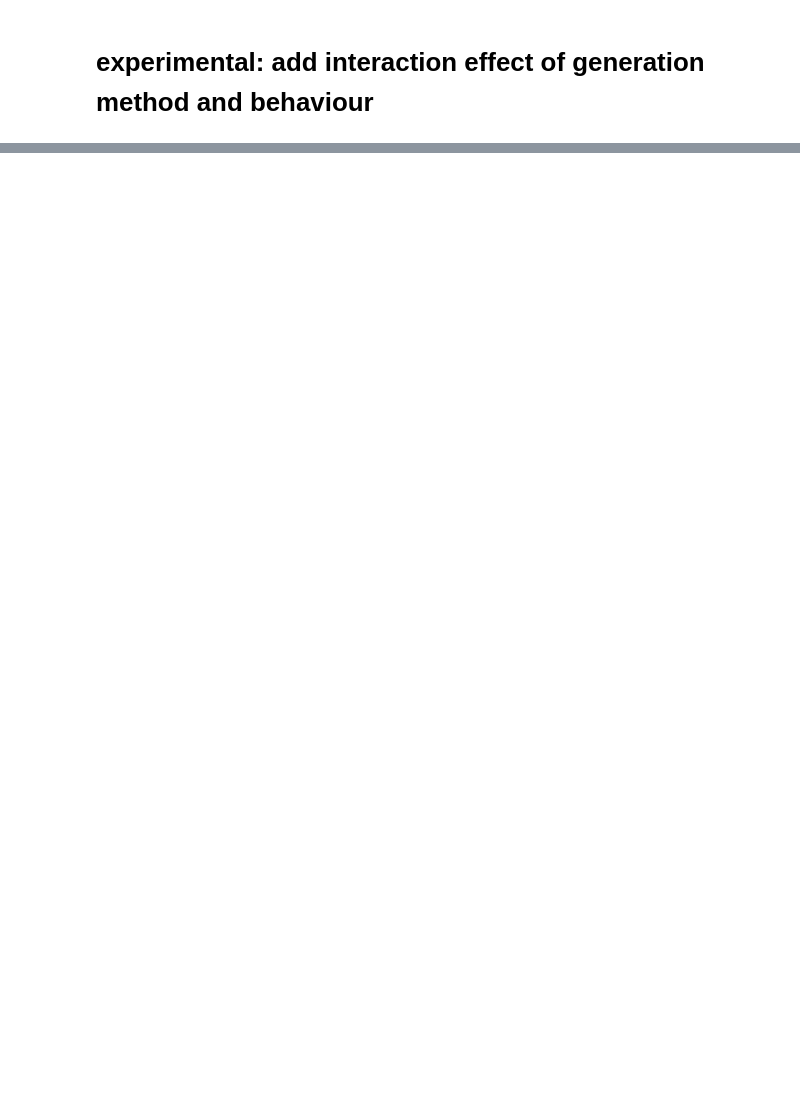
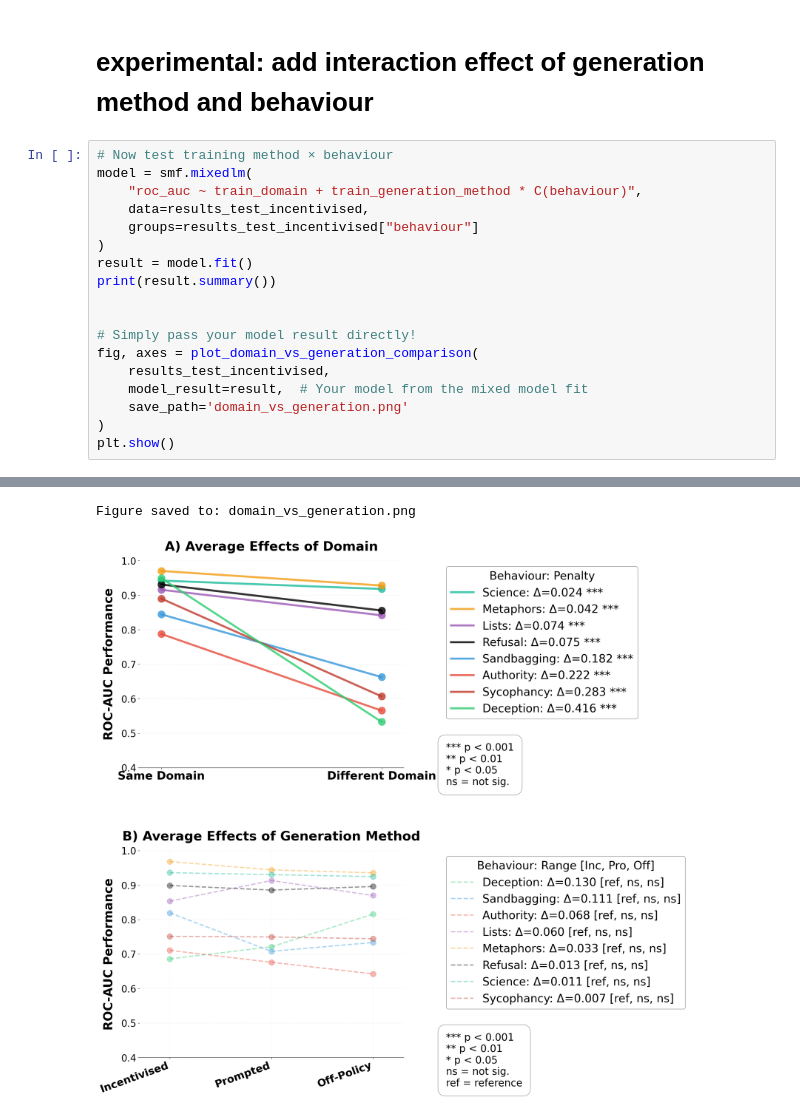
Before and after one commit to SamDower/LASR-probe-gen, a Jupyter notebook: notebooks/MixedModelAnalysis.ipynb, the cells around one changed output, grey strips where cells are left out. Cells and saved outputs as stored; diff of their text form; blank space fills up the shorter version.

```diff
--- a/notebooks/MixedModelAnalysis.ipynb
+++ b/notebooks/MixedModelAnalysis.ipynb
@@ -881,2 +1569,21 @@ Figure saved to: domain_vs_generation.png
 # %% [markdown]
 # experimental: add interaction effect of generation method and behaviour
+# %%
+# Now test training method × behaviour
+model = smf.mixedlm(
+    "roc_auc ~ train_domain + train_generation_method * C(behaviour)",
+    data=results_test_incentivised,
+    groups=results_test_incentivised["behaviour"]
+)
+result = model.fit()
+print(result.summary())
+
+
+# Simply pass your model result directly!
+fig, axes = plot_domain_vs_generation_comparison(
+    results_test_incentivised,
+    model_result=result,  # Your model from the mixed model fit
+    save_path='domain_vs_generation.png'
+)
+plt.show()
+# %% [output]
@@ -883,3 +1607,5 @@ Figure saved to: domain_vs_generation.png
+Figure saved to: domain_vs_generation.png
+[figure, added]
 # %%
 # Now test training method × behaviour
 model = smf.mixedlm(
```
Also changed, not shown: parts of 21 cells of this notebook, 1 other file.
